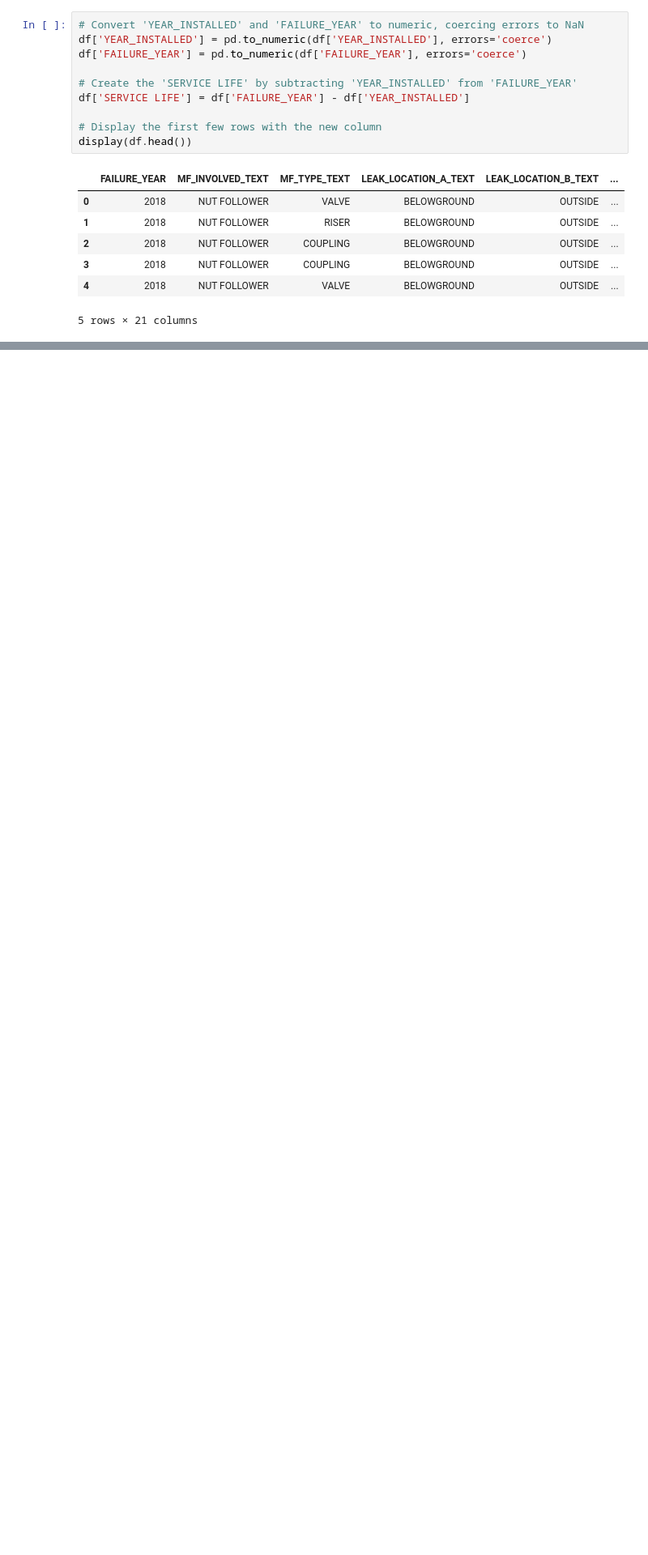
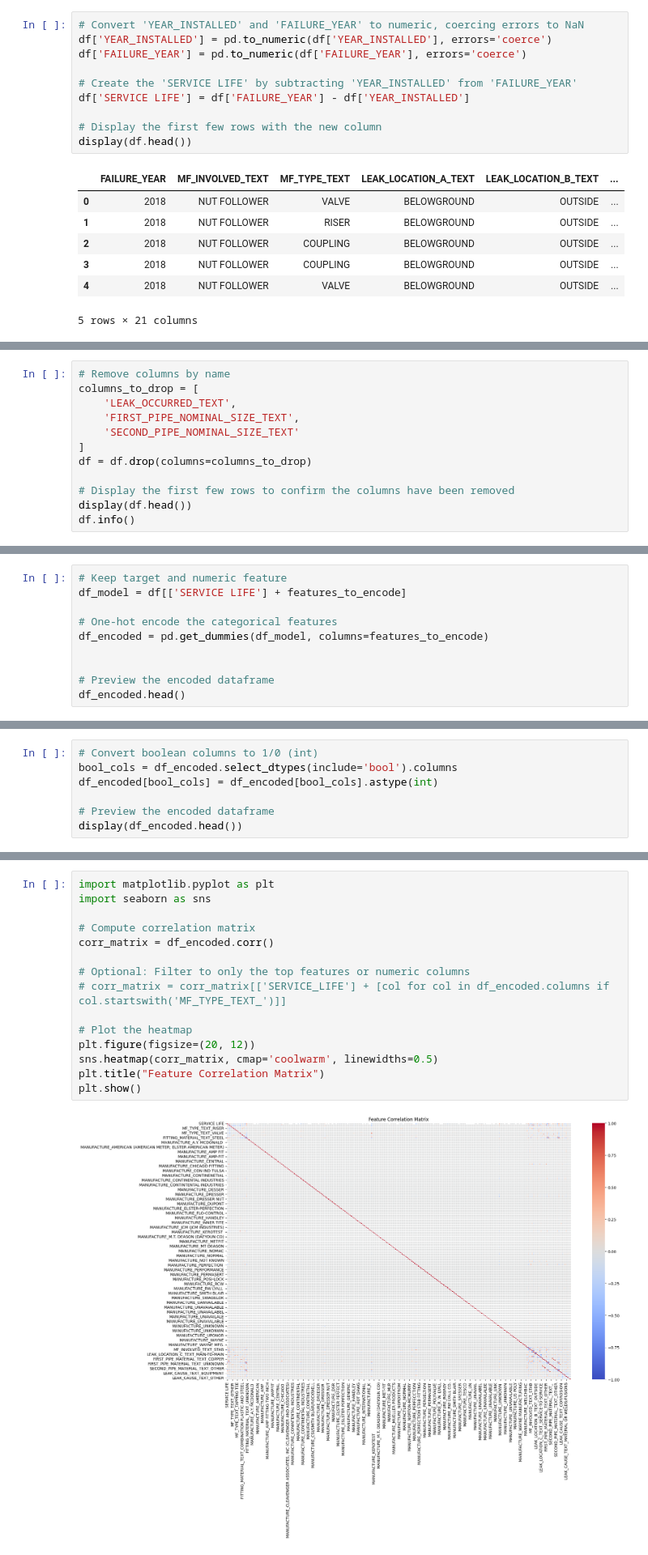
Before and after one commit to YesithW/Milling_PredictiveMaintenance, a Jupyter notebook: Mechanical_Fitting_Failure.ipynb, the cells around one changed output, grey strips where cells are left out. Shown at 81% size. Drawn from its saved outputs; the diff is of its cells as text; blank space fills up the shorter version.

```diff
--- a/Mechanical_Fitting_Failure.ipynb
+++ b/Mechanical_Fitting_Failure.ipynb
@@ -391,0 +434,12 @@ display(df.head())
+# %%
+# Remove columns by name
+columns_to_drop = [
+    'LEAK_OCCURRED_TEXT',
+    'FIRST_PIPE_NOMINAL_SIZE_TEXT',
+    'SECOND_PIPE_NOMINAL_SIZE_TEXT'
+]
+df = df.drop(columns=columns_to_drop)
+
+# Display the first few rows to confirm the columns have been removed
+display(df.head())
+df.info()
@@ -391,0 +485,10 @@ display(df.head())
+# %%
+# Keep target and numeric feature
+df_model = df[['SERVICE LIFE'] + features_to_encode]
+
+# One-hot encode the categorical features
+df_encoded = pd.get_dummies(df_model, columns=features_to_encode)
+
+
+# Preview the encoded dataframe
+df_encoded.head()
@@ -391,0 +503,7 @@ display(df.head())
+# %%
+# Convert boolean columns to 1/0 (int)
+bool_cols = df_encoded.select_dtypes(include='bool').columns
+df_encoded[bool_cols] = df_encoded[bool_cols].astype(int)
+
+# Preview the encoded dataframe
+display(df_encoded.head())
@@ -391,0 +518,17 @@ display(df.head())
+# %%
+import matplotlib.pyplot as plt
+import seaborn as sns
+
+# Compute correlation matrix
+corr_matrix = df_encoded.corr()
+
+# Optional: Filter to only the top features or numeric columns
+# corr_matrix = corr_matrix[['SERVICE_LIFE'] + [col for col in df_encoded.columns if col.startswith('MF_TYPE_TEXT_')]]
+
+# Plot the heatmap
+plt.figure(figsize=(20, 12))
+sns.heatmap(corr_matrix, cmap='coolwarm', linewidths=0.5)
+plt.title("Feature Correlation Matrix")
+plt.show()
+# %% [output]
+[figure, added]
```
Also changed, not shown: parts of 22 cells of this notebook.
